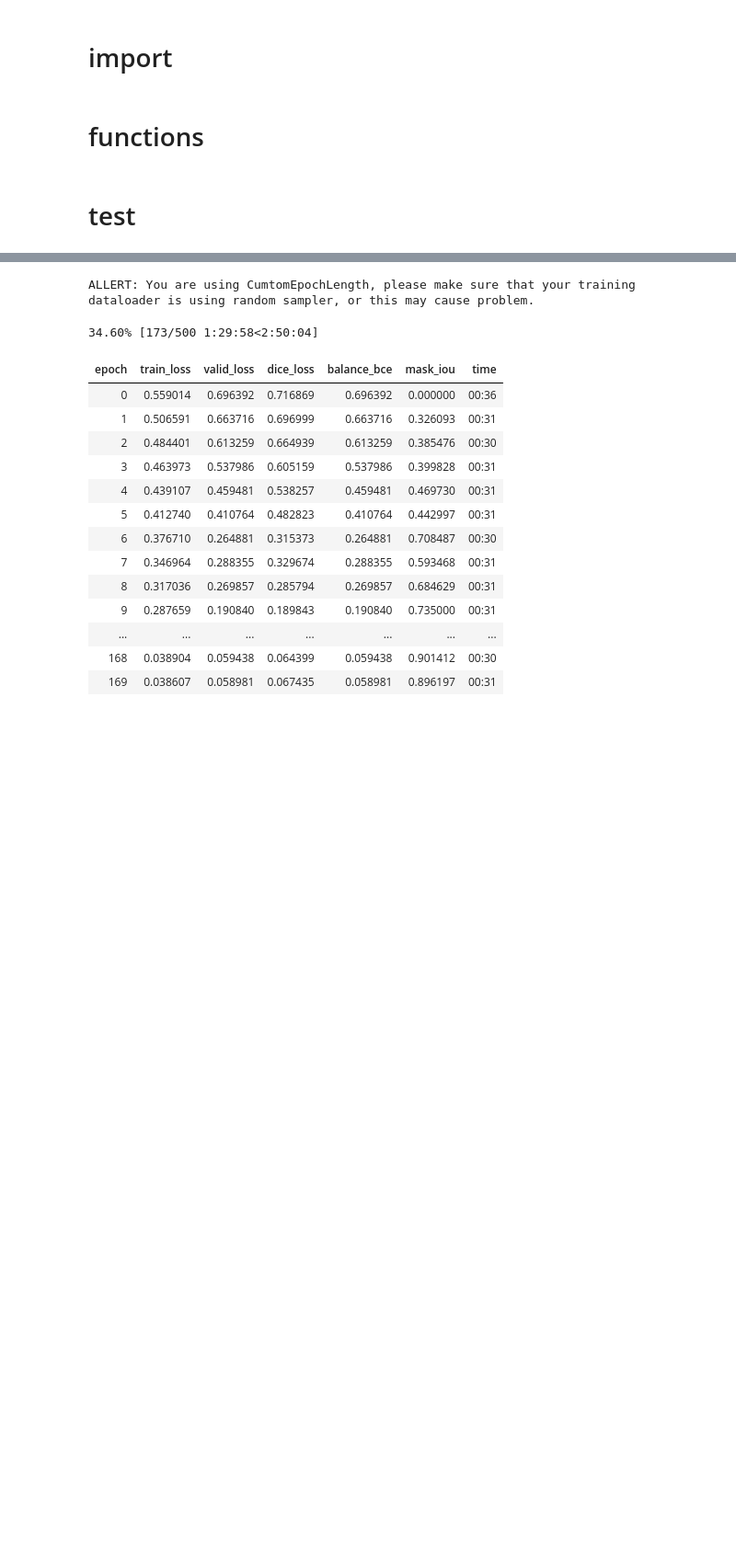
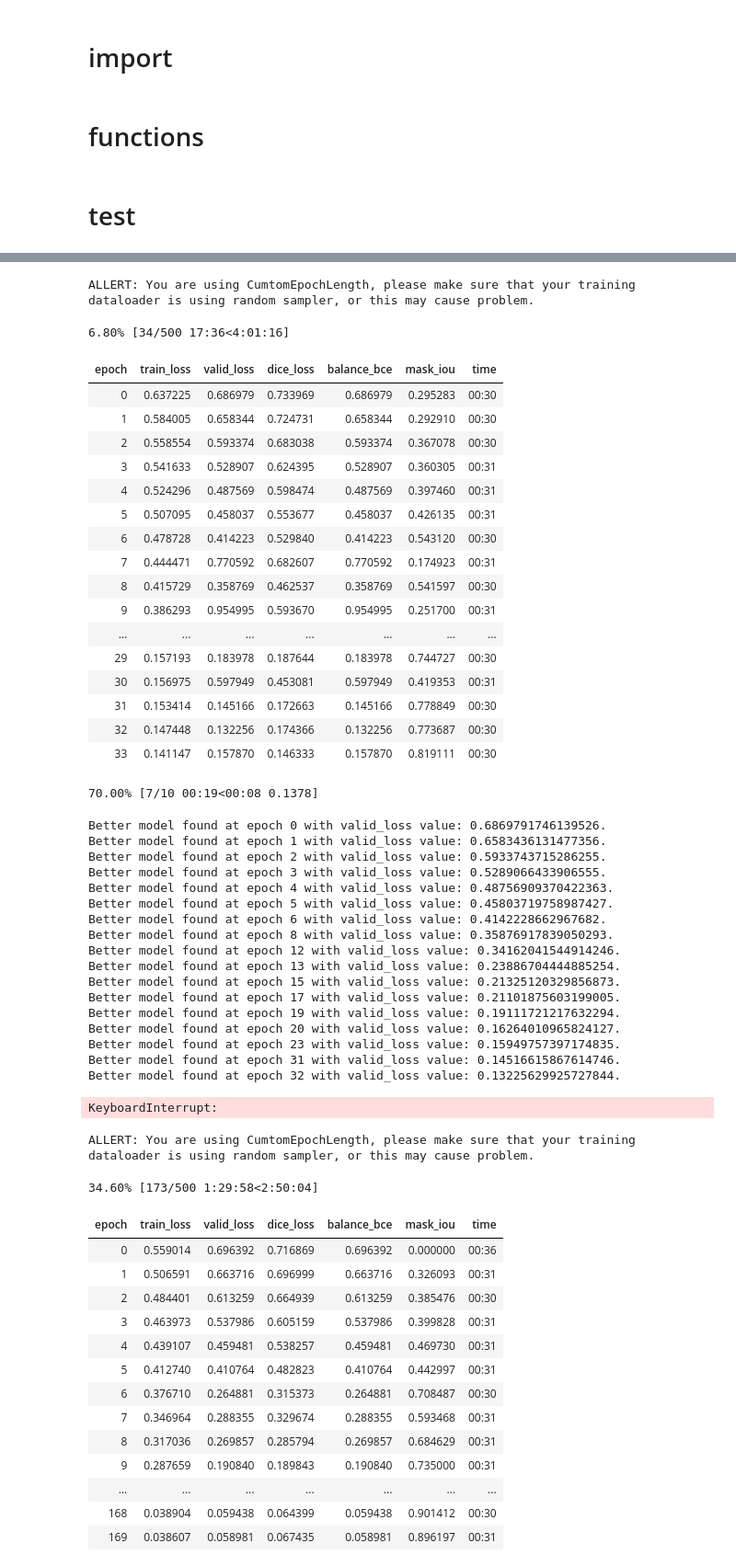
Before and after one commit to uid42/image_segmentation_demo, a Jupyter notebook: train_script_logger.ipynb, the cells around one changed output, grey strips where cells are left out. Shown at 92% size. Drawn from its saved outputs; the diff is of its cells as text; code cells hidden in the pictures; blank space fills up the shorter version.

```diff
--- a/train_script_logger.ipynb
+++ b/train_script_logger.ipynb
@@ -70,7 +72,7 @@ def txt_write(fh, i, opt, lr, path, csv_fname):
     fh.write(f'--best model: {path}/models/run_{i}.pth\n')
 # %%
 # export
-def multi_train(get_learn, epoch_len, epochs, opts, lrs, checkpoints, tb_log_root,autoSave=True):
+def multi_train(get_learn, epoch_len, epochs, opts, lrs, checkpoints, tb_log_root,autoSave=True, worseN_th = 5):
     '''
     可以从checkpoint继续训练，为了保证训练连续性，需要手动设置lr与checkpoint保存时一致。
     '''
@@ -113,7 +115,7 @@ def multi_train(get_learn, epoch_len, epochs, opts, lrs, checkpoints, tb_log_roo
         callbacks += [tbCb]
 
         # train
-        fit(learn=learn, epoch_len=epoch_len, epochs=epochs, lr=lr, callbacks=callbacks)
+        fit(learn=learn, epoch_len=epoch_len, epochs=epochs, lr=lr, callbacks=callbacks, worseN_th = worseN_th)
 
     txtlog.close()
 # %%
@@ -222 +239,46 @@ checkpoints = [None]
+# %%
+multi_train(get_learn=partial(get_learn,data=data),
+            epoch_len=1e9, epochs=500,
+            opts=opts, lrs=lrs, checkpoints=checkpoints,
+            tb_log_root='./tb_log/',
+            autoSave=True)
+# %% [output]
+ALLERT: You are using CumtomEpochLength, please make sure that your training dataloader is using random sampler, or this may cause problem.
+6.80% [34/500 17:36<4:01:16]
+| epoch | train_loss | valid_loss | dice_loss | balance_bce | mask_iou | time |
+| 0 | 0.637225 | 0.686979 | 0.733969 | 0.686979 | 0.295283 | 00:30 |
+| 1 | 0.584005 | 0.658344 | 0.724731 | 0.658344 | 0.292910 | 00:30 |
+| 2 | 0.558554 | 0.593374 | 0.683038 | 0.593374 | 0.367078 | 00:30 |
+| 3 | 0.541633 | 0.528907 | 0.624395 | 0.528907 | 0.360305 | 00:31 |
+| 4 | 0.524296 | 0.487569 | 0.598474 | 0.487569 | 0.397460 | 00:31 |
+| 5 | 0.507095 | 0.458037 | 0.553677 | 0.458037 | 0.426135 | 00:31 |
+| 6 | 0.478728 | 0.414223 | 0.529840 | 0.414223 | 0.543120 | 00:30 |
+| 7 | 0.444471 | 0.770592 | 0.682607 | 0.770592 | 0.174923 | 00:31 |
+| 8 | 0.415729 | 0.358769 | 0.462537 | 0.358769 | 0.541597 | 00:30 |
+| 9 | 0.386293 | 0.954995 | 0.593670 | 0.954995 | 0.251700 | 00:31 |
+| ... | ... | ... | ... | ... | ... | ... |
+| 29 | 0.157193 | 0.183978 | 0.187644 | 0.183978 | 0.744727 | 00:30 |
+| 30 | 0.156975 | 0.597949 | 0.453081 | 0.597949 | 0.419353 | 00:31 |
+| 31 | 0.153414 | 0.145166 | 0.172663 | 0.145166 | 0.778849 | 00:30 |
+| 32 | 0.147448 | 0.132256 | 0.174366 | 0.132256 | 0.773687 | 00:30 |
+| 33 | 0.141147 | 0.157870 | 0.146333 | 0.157870 | 0.819111 | 00:30 |
+70.00% [7/10 00:19<00:08 0.1378]
+Better model found at epoch 0 with valid_loss value: 0.6869791746139526.
+Better model found at epoch 1 with valid_loss value: 0.6583436131477356.
+Better model found at epoch 2 with valid_loss value: 0.5933743715286255.
+Better model found at epoch 3 with valid_loss value: 0.5289066433906555.
+Better model found at epoch 4 with valid_loss value: 0.48756909370422363.
+Better model found at epoch 5 with valid_loss value: 0.45803719758987427.
+Better model found at epoch 6 with valid_loss value: 0.4142228662967682.
+Better model found at epoch 8 with valid_loss value: 0.35876917839050293.
+Better model found at epoch 12 with valid_loss value: 0.34162041544914246.
+Better model found at epoch 13 with valid_loss value: 0.23886704444885254.
+Better model found at epoch 15 with valid_loss value: 0.21325120329856873.
+Better model found at epoch 17 with valid_loss value: 0.21101875603199005.
+Better model found at epoch 19 with valid_loss value: 0.19111721217632294.
+Better model found at epoch 20 with valid_loss value: 0.16264010965824127.
+Better model found at epoch 23 with valid_loss value: 0.15949757397174835.
+Better model found at epoch 31 with valid_loss value: 0.14516615867614746.
+Better model found at epoch 32 with valid_loss value: 0.13225629925727844.
+KeyboardInterrupt:
 # %%
```
Also changed, not shown: parts of 5 cells of this notebook.
